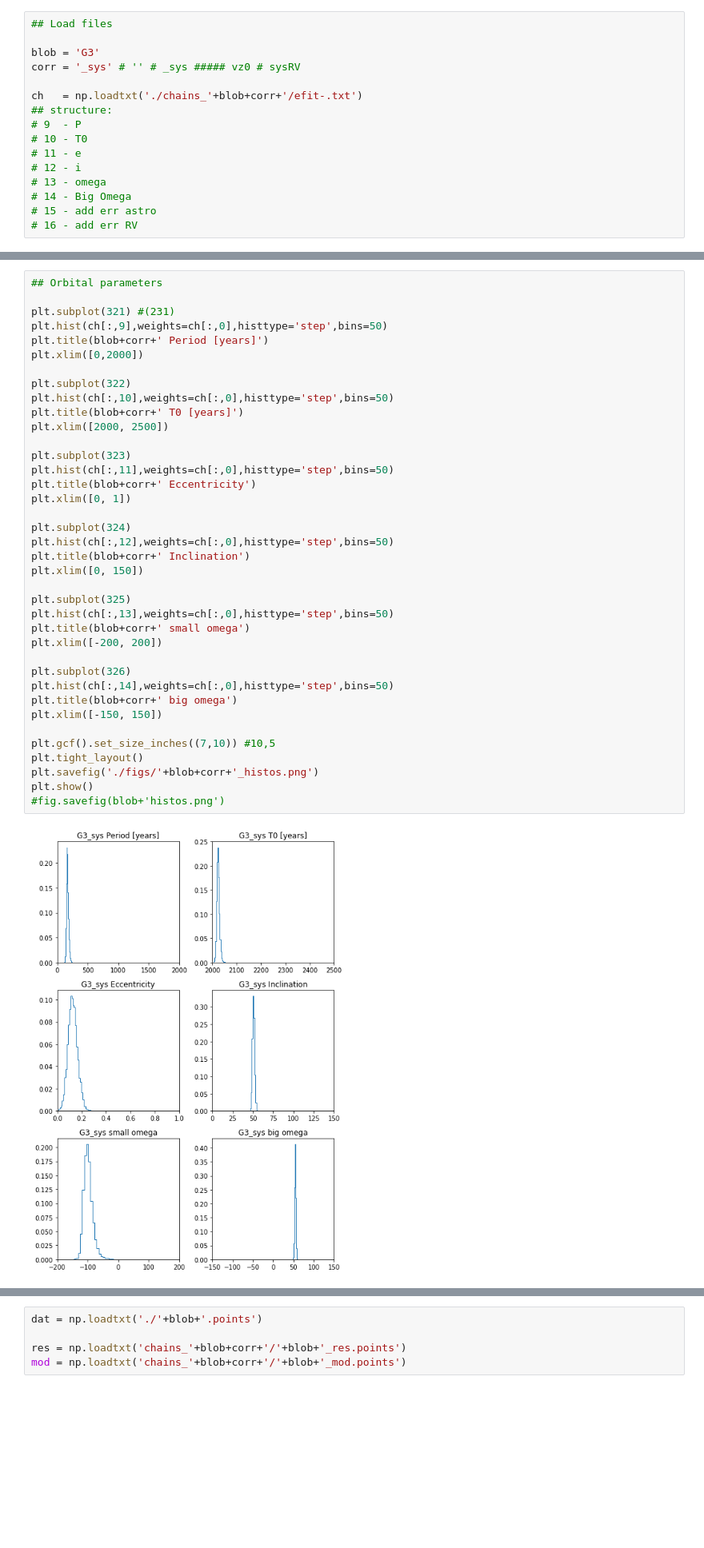
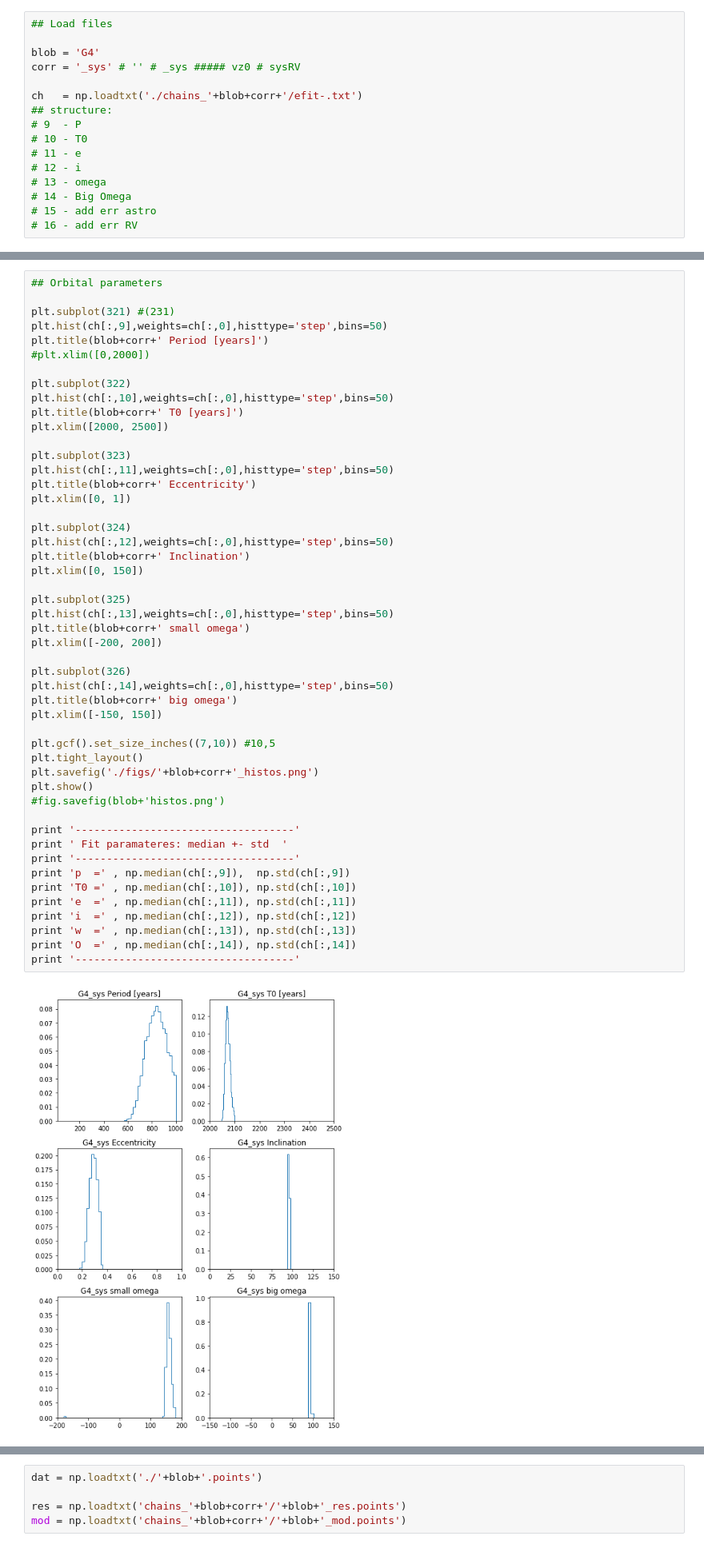
Before and after one commit to aciurlo/fit_sys, a Jupyter notebook: fit_sys/Figures.ipynb, the cells around one changed output, grey strips where cells are left out. Shown at 80% size. Cells and saved outputs as stored; diff of their text form; blank space fills up the shorter version.

Commit message:
updated version (used for paper figures etc.

```diff
--- a/fit_sys/Figures.ipynb
+++ b/fit_sys/Figures.ipynb
@@ -13,7 +13,7 @@ import os
 # %%
 ## Load files
 
-blob = 'G3'
+blob = 'G4'
 corr = '_sys' # '' # _sys ##### vz0 # sysRV
 
 ch   = np.loadtxt('./chains_'+blob+corr+'/efit-.txt')
@@ -58,37 +65,48 @@ WARNING:root:Too few points to create valid contours
 plt.subplot(321) #(231)
 plt.hist(ch[:,9],weights=ch[:,0],histtype='step',bins=50)
 plt.title(blob+corr+' Period [years]')
-plt.xlim([0,2000])
+#plt.xlim([0,2000])
 
 plt.subplot(322)
 plt.hist(ch[:,10],weights=ch[:,0],histtype='step',bins=50)
 plt.title(blob+corr+' T0 [years]')
 plt.xlim([2000, 2500])
 
 plt.subplot(323)
 plt.hist(ch[:,11],weights=ch[:,0],histtype='step',bins=50)
 plt.title(blob+corr+' Eccentricity')
 plt.xlim([0, 1])
 
 plt.subplot(324)
 plt.hist(ch[:,12],weights=ch[:,0],histtype='step',bins=50)
 plt.title(blob+corr+' Inclination')
 plt.xlim([0, 150])
 
 plt.subplot(325)
 plt.hist(ch[:,13],weights=ch[:,0],histtype='step',bins=50)
 plt.title(blob+corr+' small omega')
 plt.xlim([-200, 200])
 
 plt.subplot(326)
 plt.hist(ch[:,14],weights=ch[:,0],histtype='step',bins=50)
 plt.title(blob+corr+' big omega')
 plt.xlim([-150, 150])
 
 plt.gcf().set_size_inches((7,10)) #10,5
 plt.tight_layout()
 plt.savefig('./figs/'+blob+corr+'_histos.png')
 plt.show()
 #fig.savefig(blob+'histos.png')
+
+print '-----------------------------------'
+print ' Fit paramateres: median +- std  '
+print '-----------------------------------'
+print 'p  =' , np.median(ch[:,9]),  np.std(ch[:,9])
+print 'T0 =' , np.median(ch[:,10]), np.std(ch[:,10])
+print 'e  =' , np.median(ch[:,11]), np.std(ch[:,11])
+print 'i  =' , np.median(ch[:,12]), np.std(ch[:,12])
+print 'w  =' , np.median(ch[:,13]), np.std(ch[:,13])
+print 'O  =' , np.median(ch[:,14]), np.std(ch[:,14])
+print '-----------------------------------'
 # %% [output]
-[figure, old version]
+[figure, new version]
```
Also changed, not shown: parts of 6 cells of this notebook, 26 other files.
